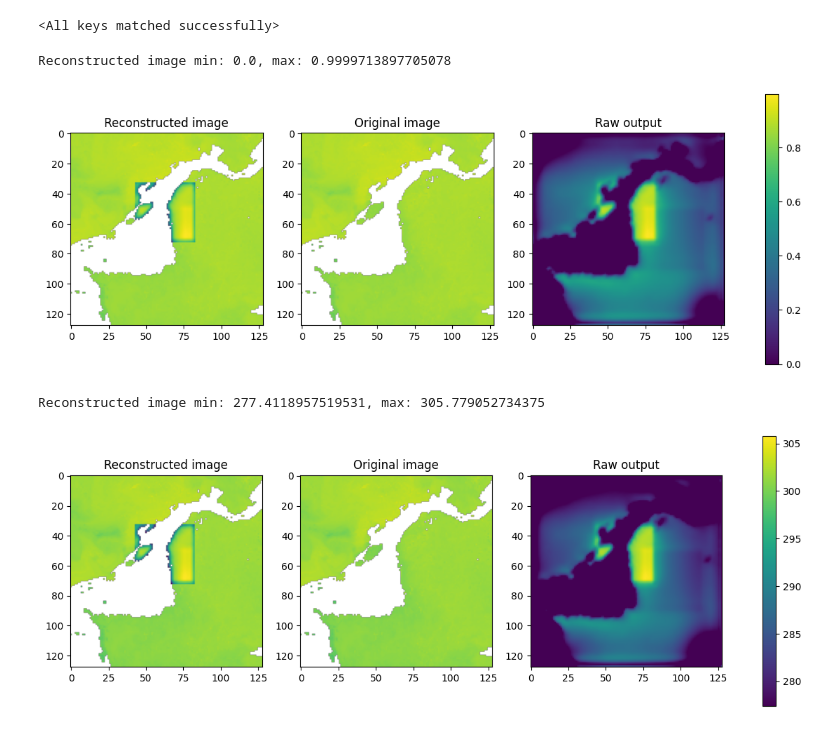
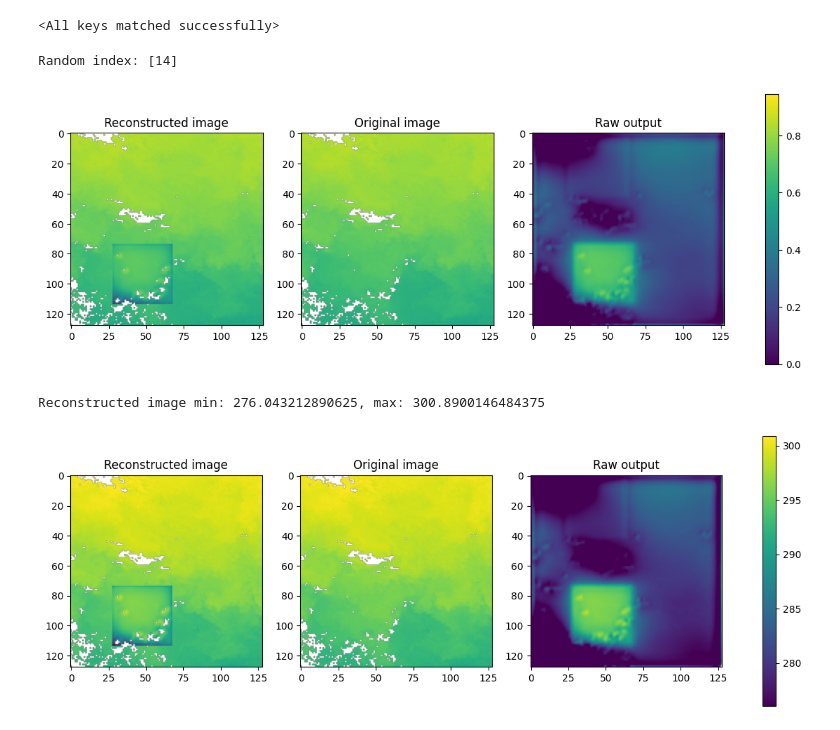
Before and after one commit to LisaDaVinchie/Land_data_inpainting, a Jupyter notebook: src/generate_reconstructed_images.ipynb, the cells around one changed output. Saved outputs shown, nothing was run; the diff lists cells and outputs as text; code cells hidden in the pictures.

```diff
--- a/src/generate_reconstructed_images.ipynb
+++ b/src/generate_reconstructed_images.ipynb
@@ -40,7 +40,11 @@ model.load_state_dict(weights)
 <All keys matched successfully>
 # %%
 # Get random image
-random_index = np.random.choice(n_images, 1, replace=False)
+# random_index = np.random.choice(n_images, 1, replace=False)
+
+random_index = [14]
+
+print(f"Random index: {random_index}")
 
 image = dataset["images"][random_index]
 mask = dataset["masks"][random_index]
@@ -58,37 +62,35 @@ image = th.where(nans_mask == 0, th.nan, image)
 output = th.where(mask == 0, output, image) # Where mask is 0, use the output, else use the original image
 output = th.where(nans_mask == 0, th.nan, output)
 np_output = output.detach().squeeze().numpy()
 np_image = image.detach().squeeze().numpy()
 
 mask = mask.detach().squeeze().numpy()
 nans_mask = nans_mask.detach().squeeze().numpy()
 
 # Determine global vmin and vmax to ensure same colormap scaling
 vmin = np.nanmin([np_output, np_image])
 vmax = np.nanmax([np_output, np_image])
 
-print(f"Reconstructed image min: {vmin}, max: {vmax}")
-
 fig, axs = plt.subplots(1, 3, figsize=(15, 5))
 
 channel = 0
 im0 = axs[0].imshow(np_output[channel, :, :], vmin=vmin, vmax=vmax)
 axs[0].set_title("Reconstructed image")
 
 
 im1 = axs[1].imshow(np_image[channel, :, :], vmin=vmin, vmax=vmax)
 axs[1].set_title("Original image")
 
 im2 = axs[2].imshow(raw_output[0, channel, :, :].detach().numpy(), vmin=vmin, vmax=vmax)
 axs[2].set_title("Raw output")
 
 # Shared colorbar using one of the images
 fig.colorbar(im1, ax=axs, orientation='vertical')
 
 plt.show()
 # %% [output]
-Reconstructed image min: 0.0, max: 0.9999713897705078
+Random index: [14]
-[figure, old version]
+[figure, new version]
 # %%
 norm_class = MinMaxNormalization()
 denormalized_raw_output = norm_class.denormalize(raw_output, minmax).detach().numpy()
@@ -111,5 +113,5 @@ axs[2].set_title("Raw output")
 fig.colorbar(im1, ax=axs, orientation='vertical')
 plt.show()
 # %% [output]
-Reconstructed image min: 277.4118957519531, max: 305.779052734375
+Reconstructed image min: 276.043212890625, max: 300.8900146484375
-[figure, old version]
+[figure, new version]
```
Also changed, not shown: parts of 1 cell of this notebook.
